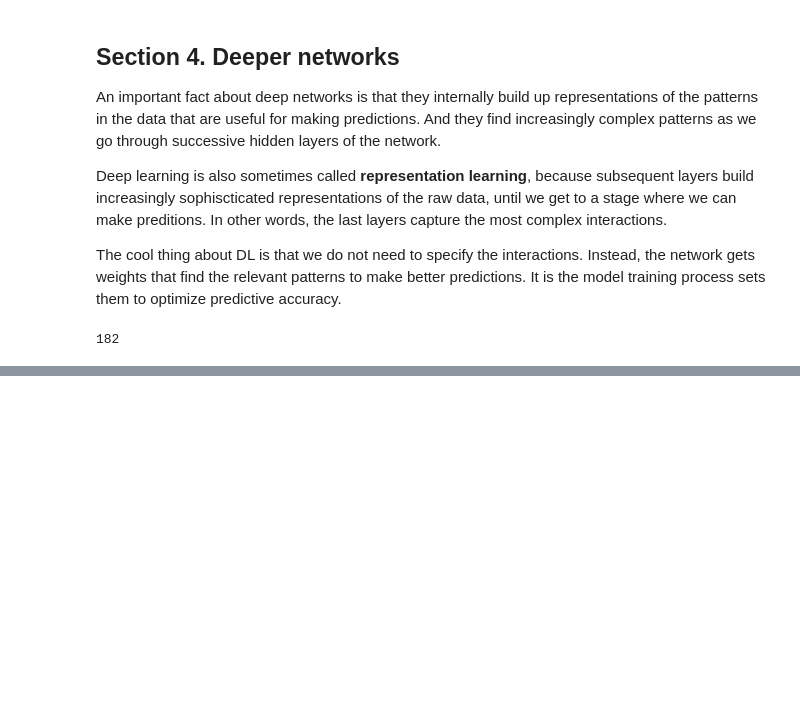
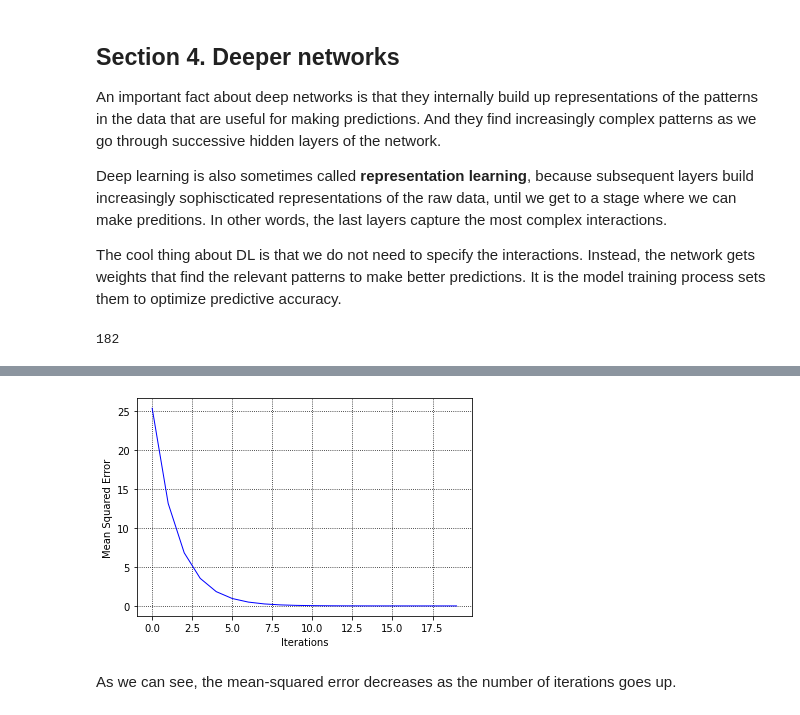
Before and after one commit to kbantoec/deep_learning, a Jupyter notebook: basics_of_deep_learning_and_neural_networks.ipynb, the cells around one changed output, grey strips where cells are left out. Cells and saved outputs as stored; diff of their text form; code cells hidden in the pictures; blank space fills up the shorter version.

Commit message:
Added section 6 and removed NumpyArray typing

```diff
--- a/basics_of_deep_learning_and_neural_networks.ipynb
+++ b/basics_of_deep_learning_and_neural_networks.ipynb
@@ -158,0 +292,30 @@ The network generated a prediction of 182 transactions.
+# %%
+def get_slope(input_data: np.ndarray, target: int, weights: np.ndarray) -> np.ndarray:
+    error: np.int32 = get_error(input_data, target, weights)
+    slope: np.ndarray = 2 * input_data * error
+    return slope
+# %%
+def get_mse(input_data: np.ndarray, target: int, weights: np.ndarray) -> np.float64:
+    errors: np.int32 = get_error(input_data, target, weights)
+    mse: np.float64 = np.mean(errors**2)
+    return mse
+# %%
+input_data: np.ndarray = np.array([1, 2, 3])
+target: int = 0
+weights: np.ndarray = np.array([0, 2, 1])
+# %%
+n_updates: int = 20
+learning_rate: float = 0.01
+mse_hist: List[np.float64] = []
+
+# Iterate over the number of updates
+for i in range(n_updates):
+    # Calculate the slope
+    slope: np.ndarray = get_slope(input_data, target, weights)
+
+    # Update the weights
+    weights: np.ndarray = weights - slope * learning_rate
+
+    # Calculate MSE with new weights
+    mse: np.float64 = get_mse(input_data, target, weights)
+    mse_hist.append(mse)
@@ -158,0 +340,10 @@ The network generated a prediction of 182 transactions.
+# %%
+plt.plot(mse_hist, c='b', lw=1)
+plt.xlabel('Iterations')
+plt.ylabel('Mean Squared Error')
+plt.grid(True, c='k', ls=':')
+plt.show()
+# %% [output]
+[figure, added]
+# %% [markdown]
+ As we can see, the mean-squared error decreases as the number of iterations goes up.
```
Also changed, not shown: parts of 25 cells of this notebook.
